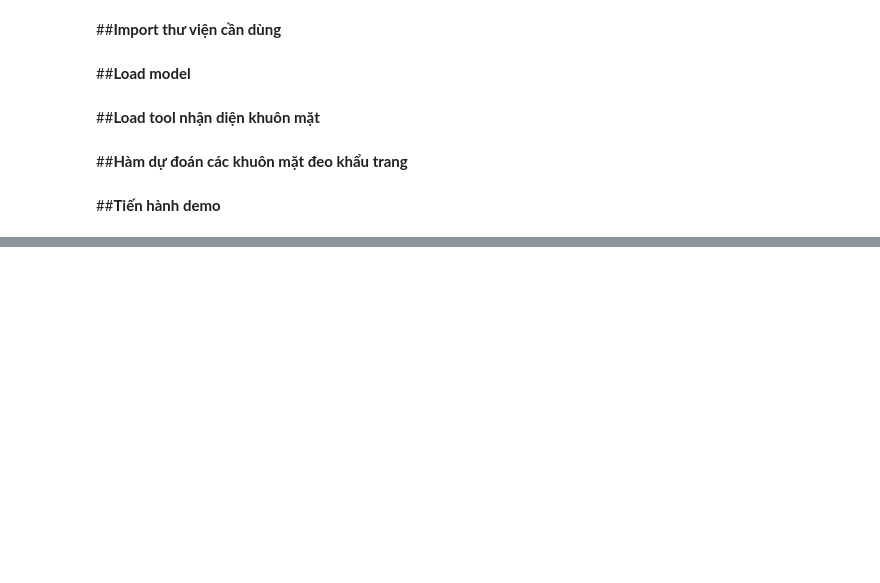
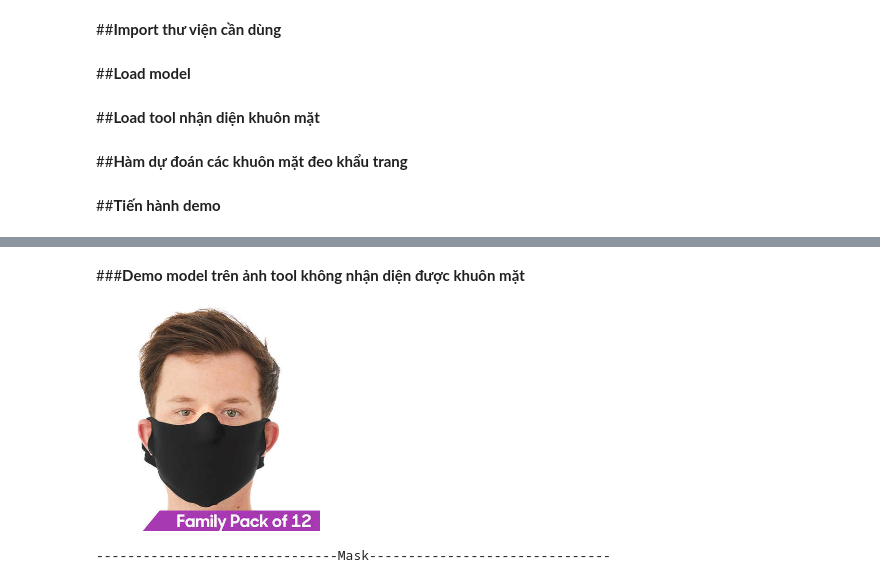
Before and after one commit to Hoangthang017/CS114.K21, a Jupyter notebook: FaceMask_LR/FaceMask_LR_Demo.ipynb, the cells around one changed output, grey strips where cells are left out. Drawn from its saved outputs; the diff is of its cells as text; code cells hidden in the pictures; blank space fills up the shorter version.

```diff
--- a/FaceMask_LR/FaceMask_LR_Demo.ipynb
+++ b/FaceMask_LR/FaceMask_LR_Demo.ipynb
@@ -92,0 +114,20 @@ Predict_FaceMask(img)
+# %% [markdown]
+###**Demo model trên ảnh tool không nhận diện được khuôn mặt**
+# %%
+# Load hình
+face = cv2.imread("/content/example (1).jpg")
+
+cv2_imshow(cv2.resize(face,(224,224)))
+
+face = cv2.resize(face,(32,32)).flatten()
+face = np.array(face).reshape(1,-1)
+
+result = Model_LR.predict(face)
+
+if (result == 0 ):
+  print("-------------------------------Wihtout_Mask-------------------------------")
+else:
+  print("-------------------------------Mask-------------------------------")
+# %% [output]
+[figure, added]
+-------------------------------Mask-------------------------------
```
Also changed, not shown: parts of 11 cells of this notebook.
